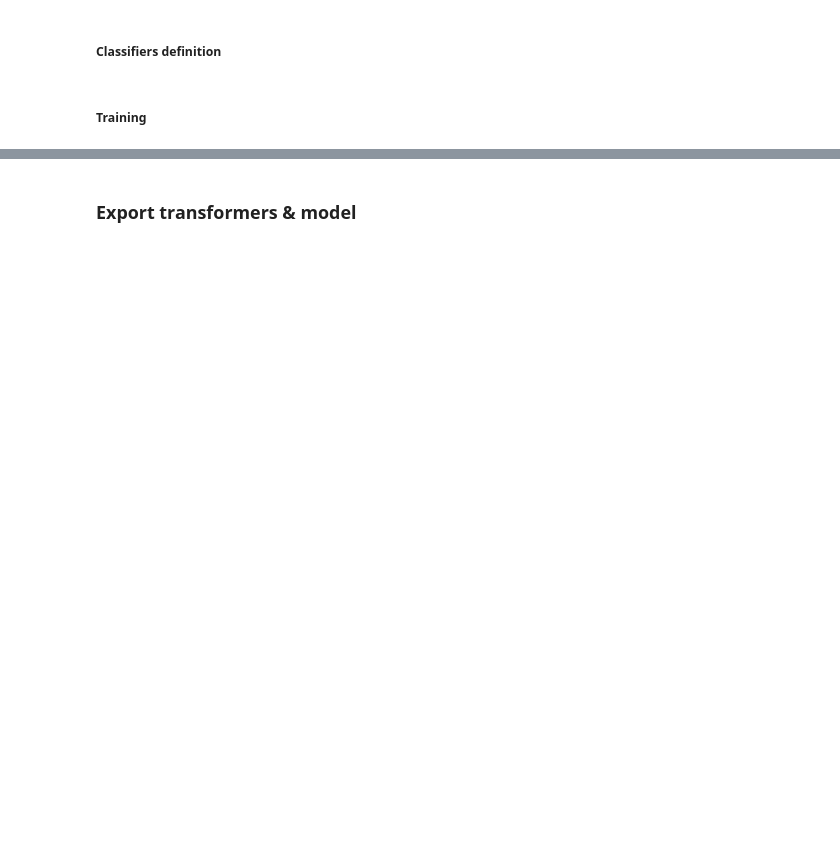
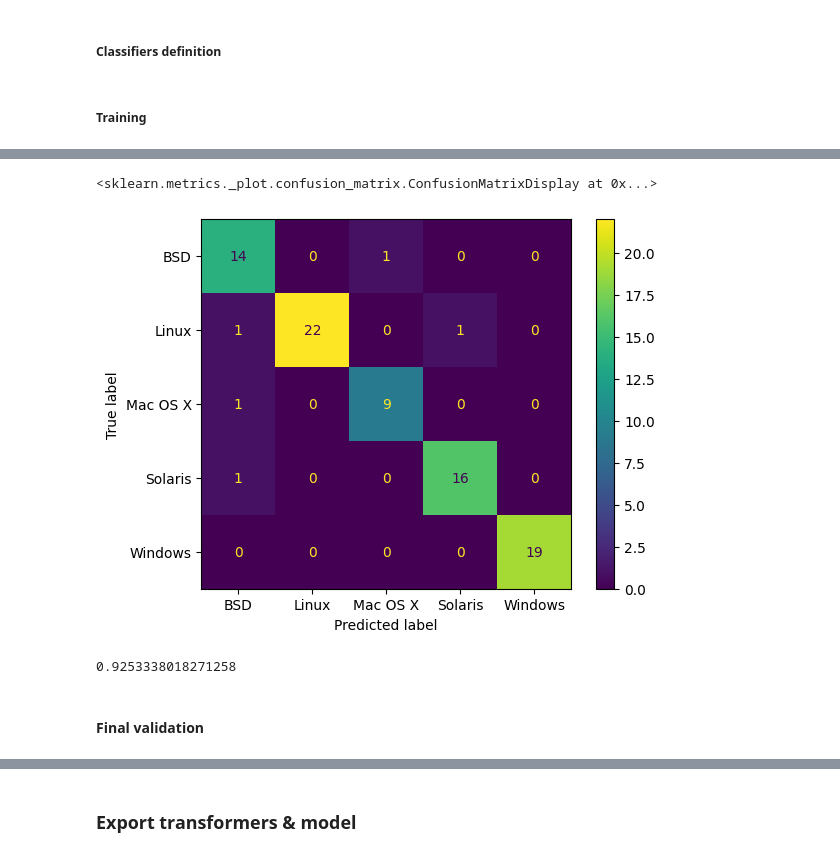
Before and after one commit to rubenpjove/fingerAI, a Jupyter notebook: ai_model_creation/ai_p0f_model_creation/models_creation_v2.ipynb, the cells around one changed output, grey strips where cells are left out. Drawn from its saved outputs; the diff is of its cells as text; code cells hidden in the pictures; blank space fills up the shorter version.

```diff
--- a/ai_model_creation/ai_p0f_model_creation/models_creation_v2.ipynb
+++ b/ai_model_creation/ai_p0f_model_creation/models_creation_v2.ipynb
@@ -281,6 +279,8 @@ print('Shape Y data:',Ydata.shape)
 # print('Shape X_test:' , X_test.shape)
 # print('Shape y_train:', y_train.shape)
 # print('Shape y_test:' , y_test.shape)
+# %%
+Xdata, Xvalidation, Ydata, Yvalidation = train_test_split(Xdata, Ydata, stratify=Ydata, test_size=0.10, random_state=seed)
 # %% [markdown]
 ### ML
 # %%
@@ -349,0 +380,24 @@ print(scores)
+# %%
+from sklearn.model_selection import RandomizedSearchCV
+
+classifier = DecisionTreeClassifier(random_state=seed,class_weight=class_weights)
+
+# print('Parameters currently in use:')
+# print(classifier.get_params())
+
+grid_parameters =[
+    {'max_depth':[None, 5, 10, 100, 500, 1000], 'min_samples_split':[2,4,6,8]}
+]
+
+grid_search = RandomizedSearchCV(
+    classifier,
+    grid_parameters,
+    cv=RepeatedStratifiedKFold(n_splits=10,n_repeats=50,random_state=seed),
+    scoring=make_scorer(cohen_kappa_score),
+    return_train_score=True,
+    n_jobs=-1
+)
+
+grid_search.fit(Xdata,Ydata)
+
+grid_search.best_params_
@@ -349,0 +408,3 @@ print(scores)
+# %%
+y_true, y_pred = Ydata, grid_search.predict(Xdata)
+print(classification_report(y_true, y_pred))
@@ -349,0 +423,13 @@ print(scores)
+# %%
+disp = ConfusionMatrixDisplay(confusion_matrix(y_true, y_pred, labels=grid_search.classes_),display_labels=grid_search.classes_)
+
+disp.plot()
+# %% [output]
+<sklearn.metrics._plot.confusion_matrix.ConfusionMatrixDisplay at 0x...>
+[figure, added]
+# %%
+print(cohen_kappa_score(y_true, y_pred))
+# %% [output]
+0.9253338018271258
+# %% [markdown]
+#### Final validation
```
Also changed, not shown: parts of 24 cells of this notebook.
